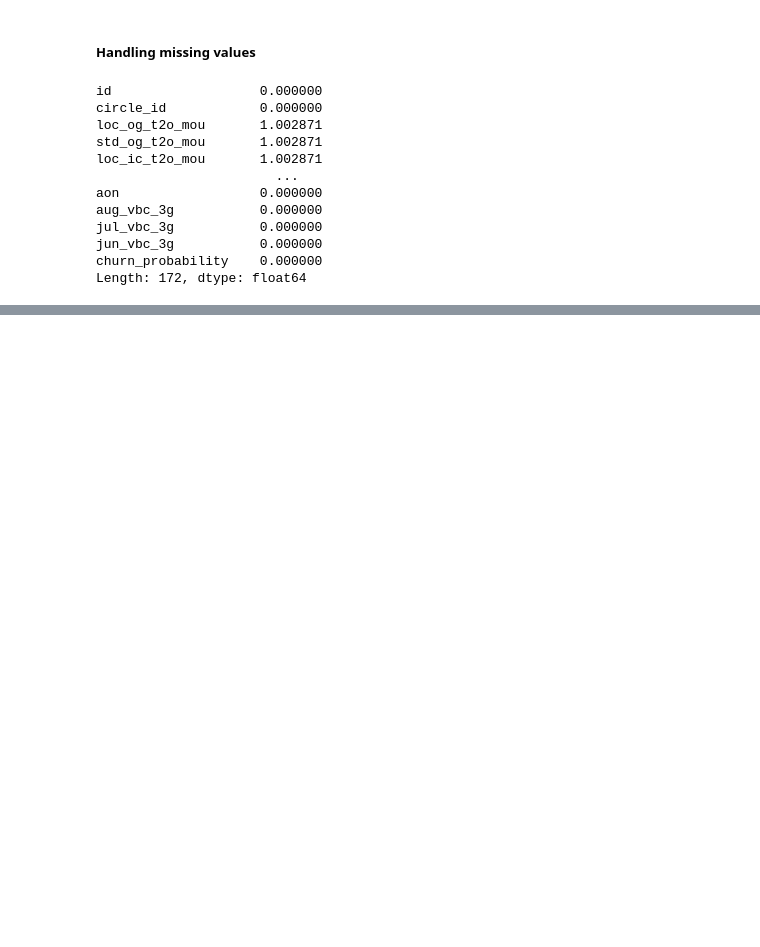
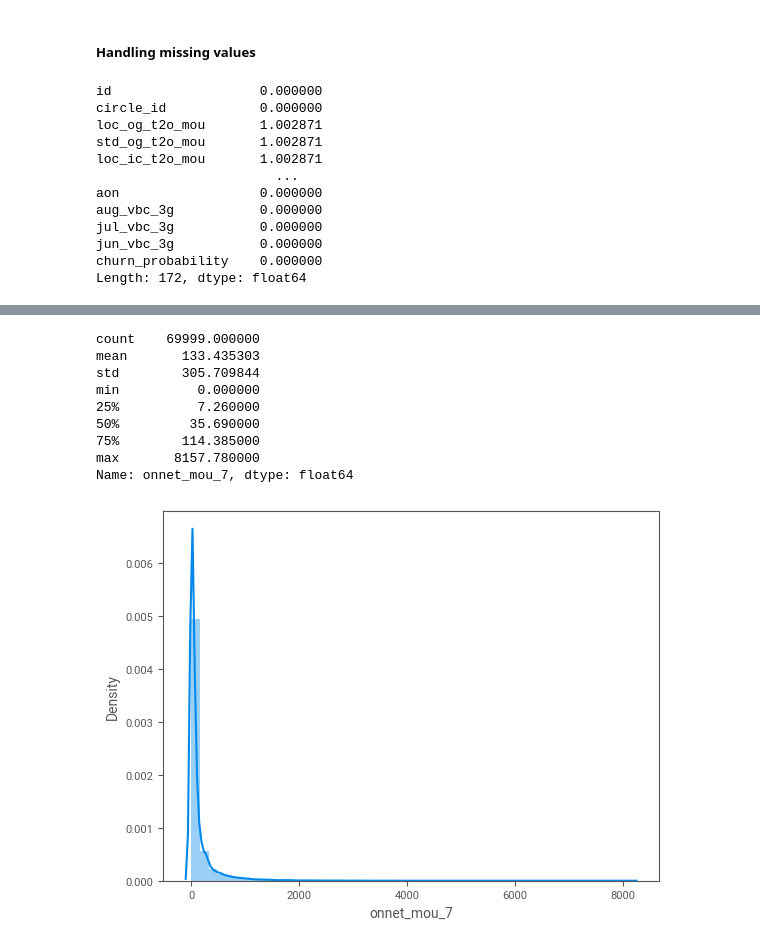
Before and after one commit to jaisharma06/telephone_churn_case_study, a Jupyter notebook: telecom_churn.ipynb, the cells around one changed output, grey strips where cells are left out. Cells and saved outputs as stored; diff of their text form; code cells hidden in the pictures; blank space fills up the shorter version.

```diff
--- a/telecom_churn.ipynb
+++ b/telecom_churn.ipynb
@@ -206,0 +630,13 @@ Length: 172, dtype: float64
+# %%
+univariate(telecom_churn.onnet_mou_7)
+# %% [output]
+count    69999.000000
+mean       133.435303
+std        305.709844
+min          0.000000
+25%          7.260000
+50%         35.690000
+75%        114.385000
+max       8157.780000
+Name: onnet_mou_7, dtype: float64
+[figure, added]
```
Also changed, not shown: parts of 105 cells of this notebook, 1 other file.
